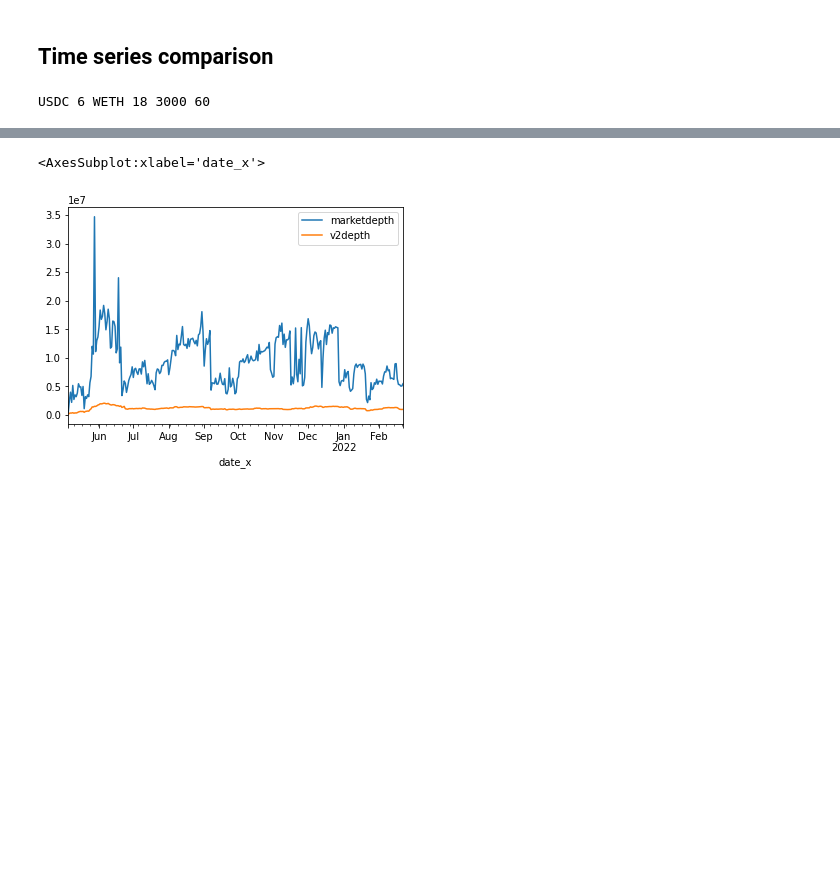
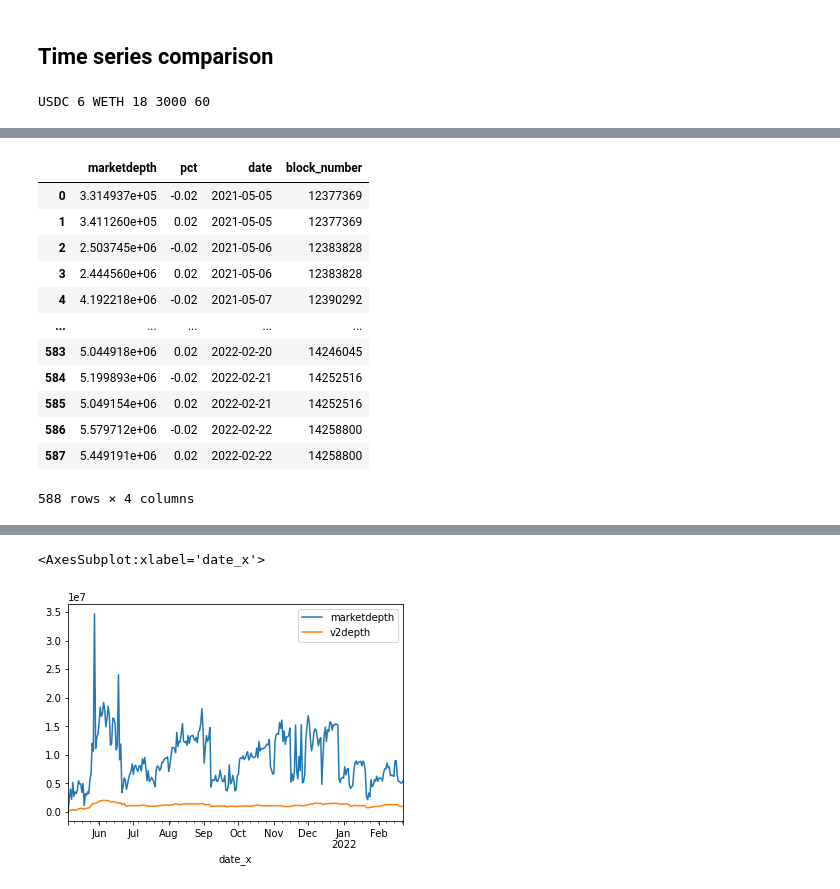
Before and after one commit to Uniswap/v3-market-depth-study, a Jupyter notebook: Compare-V2-V3.ipynb, the cells around one changed output, grey strips where cells are left out. Cells and saved outputs as stored; diff of their text form; code cells hidden in the pictures; blank space fills up the shorter version.

```diff
--- a/Compare-V2-V3.ipynb
+++ b/Compare-V2-V3.ipynb
@@ -110,2 +130,18 @@ v2d= getV2EquivalentDepthfromV3(dfm,ts=ts,decimals0=decimals0,decimals1=decimals
+# %%
+md
+# %% [output]
+|  | marketdepth | pct | date | block_number |
+| 0 | 3.314937e+05 | -0.02 | 2021-05-05 | 12377369 |
+| 1 | 3.411260e+05 | 0.02 | 2021-05-05 | 12377369 |
+| 2 | 2.503745e+06 | -0.02 | 2021-05-06 | 12383828 |
+| 3 | 2.444560e+06 | 0.02 | 2021-05-06 | 12383828 |
+| 4 | 4.192218e+06 | -0.02 | 2021-05-07 | 12390292 |
+| ... | ... | ... | ... | ... |
+| 583 | 5.044918e+06 | 0.02 | 2022-02-20 | 14246045 |
+| 584 | 5.199893e+06 | -0.02 | 2022-02-21 | 14252516 |
+| 585 | 5.049154e+06 | 0.02 | 2022-02-21 | 14252516 |
+| 586 | 5.579712e+06 | -0.02 | 2022-02-22 | 14258800 |
+| 587 | 5.449191e+06 | 0.02 | 2022-02-22 | 14258800 |
+588 rows × 4 columns
 # %%
 dc=pd.merge(md, v2d,on=['block_number','pct'],how='inner')
```
Also changed, not shown: parts of 4 cells of this notebook.
